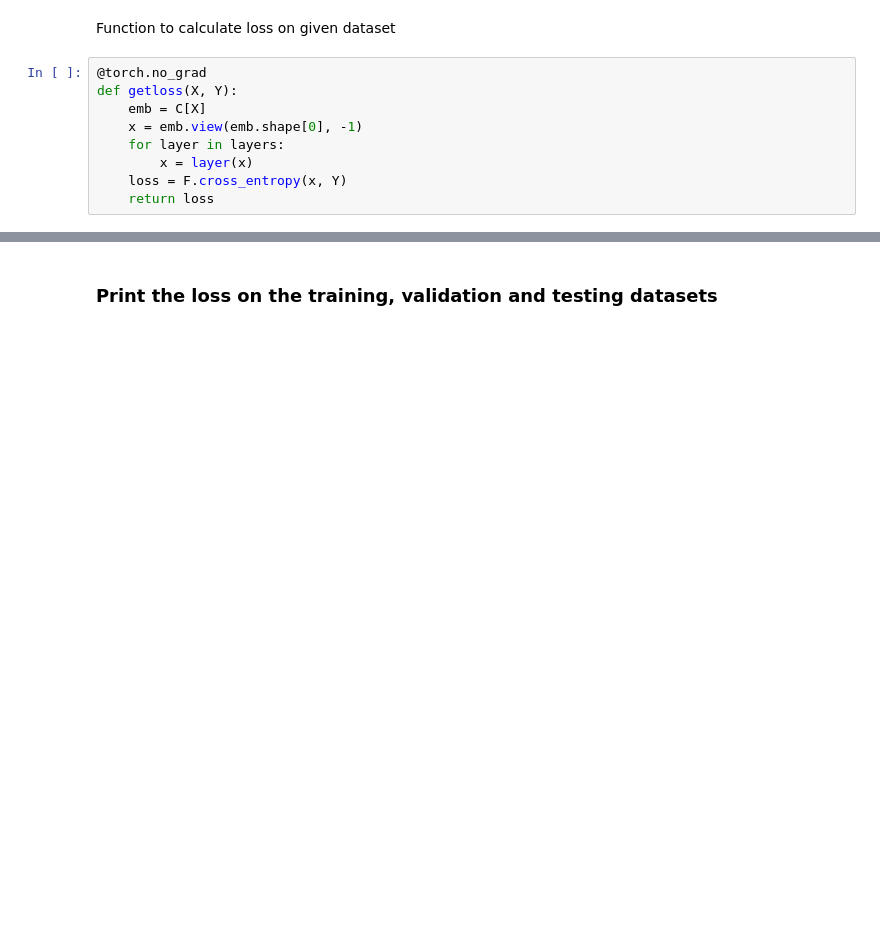
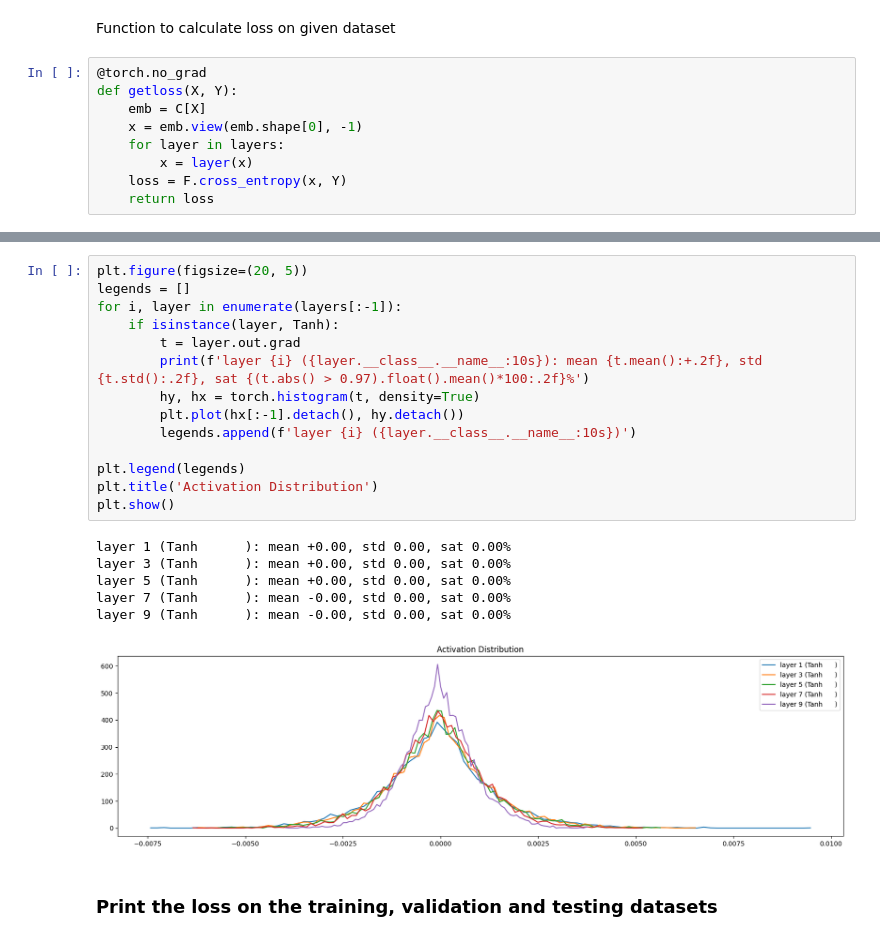
Before and after one commit to crpatil1901/NLPfun, a Jupyter notebook: ramilo torch.ipynb, the cells around one changed output, grey strips where cells are left out. Saved outputs shown, nothing was run; the diff lists cells and outputs as text; blank space fills up the shorter version.

```diff
--- a/ramilo torch.ipynb
+++ b/ramilo torch.ipynb
@@ -267,3 +249,24 @@ layer 9 (Tanh      ): mean -0.00, std 0.84, sat 34.23%
+# %%
+plt.figure(figsize=(20, 5))
+legends = []
+for i, layer in enumerate(layers[:-1]):
+    if isinstance(layer, Tanh):
+        t = layer.out.grad
+        print(f'layer {i} ({layer.__class__.__name__:10s}): mean {t.mean():+.2f}, std {t.std():.2f}, sat {(t.abs() > 0.97).float().mean()*100:.2f}%')
+        hy, hx = torch.histogram(t, density=True)
+        plt.plot(hx[:-1].detach(), hy.detach())
+        legends.append(f'layer {i} ({layer.__class__.__name__:10s})')
+
+plt.legend(legends)
+plt.title('Activation Distribution')
+plt.show()
+# %% [output]
+layer 1 (Tanh      ): mean +0.00, std 0.00, sat 0.00%
+layer 3 (Tanh      ): mean +0.00, std 0.00, sat 0.00%
+layer 5 (Tanh      ): mean +0.00, std 0.00, sat 0.00%
+layer 7 (Tanh      ): mean -0.00, std 0.00, sat 0.00%
+layer 9 (Tanh      ): mean -0.00, std 0.00, sat 0.00%
+[figure, added]
 # %% [markdown]
 ### Print the loss on the training, validation and testing datasets
 # %%
```
Also changed, not shown: parts of 4 cells of this notebook.
